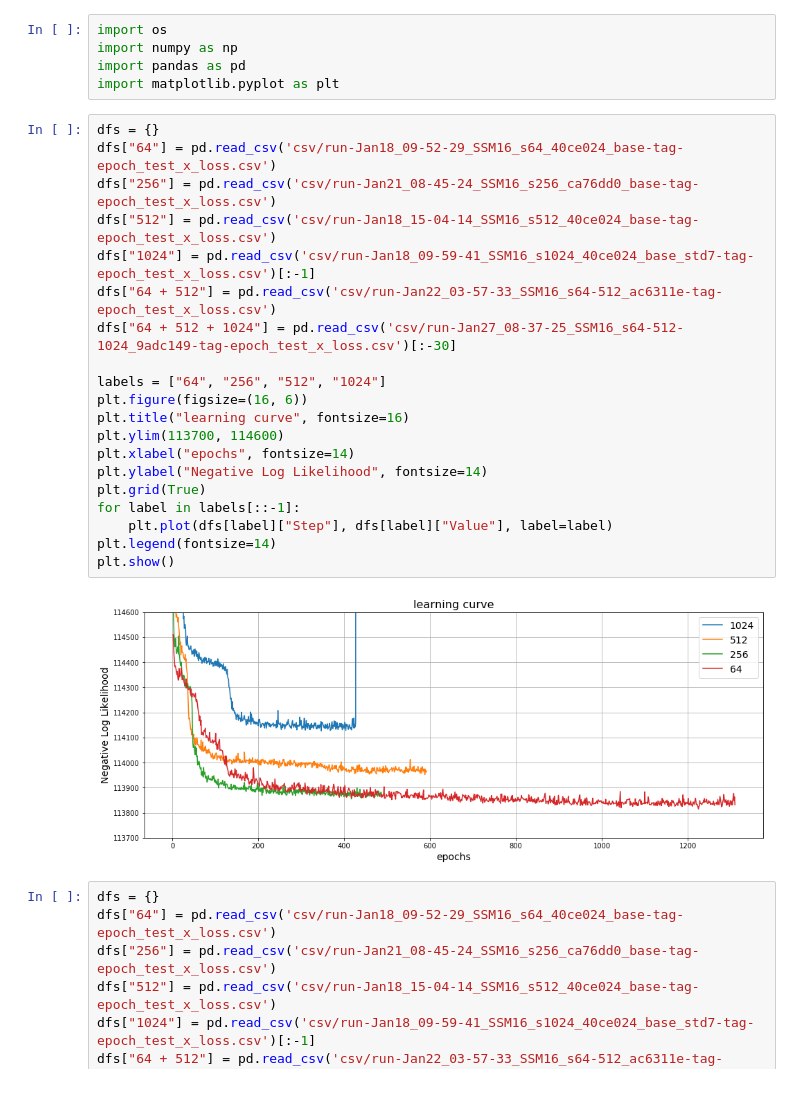
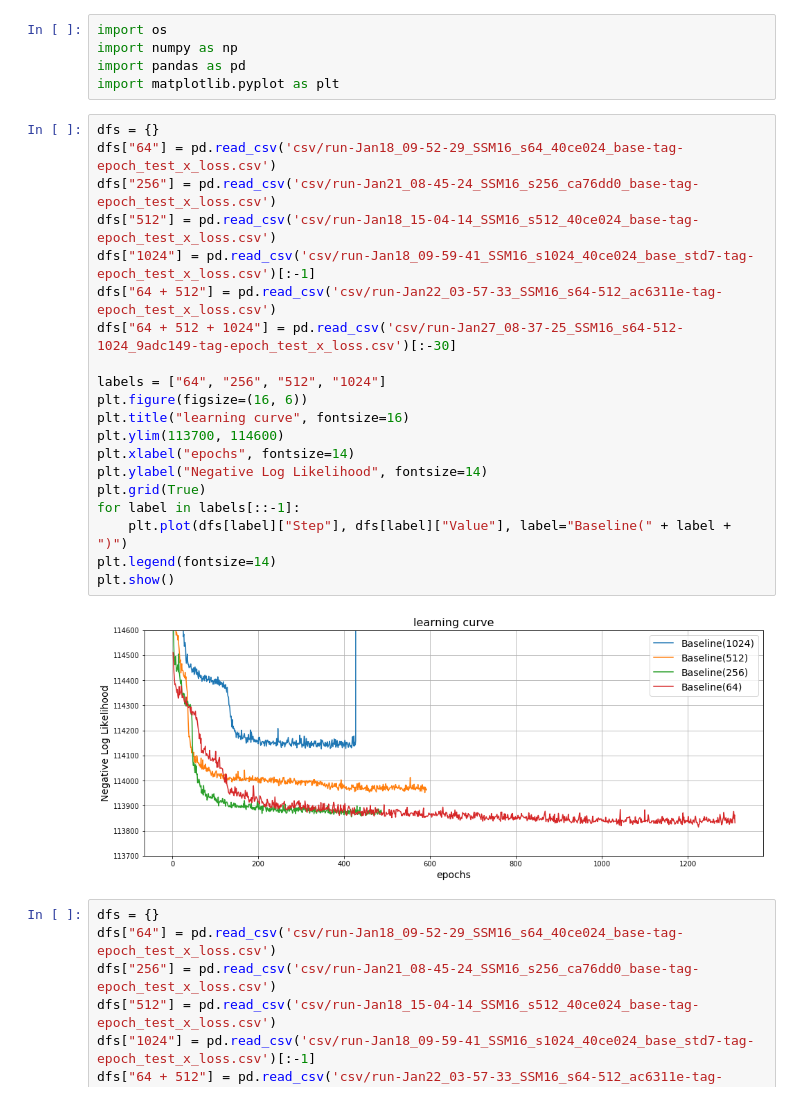
Before and after one commit to naruya/ssm-pixyz, a Jupyter notebook: analysis/Untitled.ipynb, the cells around one changed output. Cells and saved outputs as stored; diff of their text form.

```diff
--- a/analysis/Untitled.ipynb
+++ b/analysis/Untitled.ipynb
@@ -6,25 +6,25 @@ import matplotlib.pyplot as plt
 # %%
 dfs = {}
 dfs["64"] = pd.read_csv('csv/run-Jan18_09-52-29_SSM16_s64_40ce024_base-tag-epoch_test_x_loss.csv')
 dfs["256"] = pd.read_csv('csv/run-Jan21_08-45-24_SSM16_s256_ca76dd0_base-tag-epoch_test_x_loss.csv')
 dfs["512"] = pd.read_csv('csv/run-Jan18_15-04-14_SSM16_s512_40ce024_base-tag-epoch_test_x_loss.csv')
 dfs["1024"] = pd.read_csv('csv/run-Jan18_09-59-41_SSM16_s1024_40ce024_base_std7-tag-epoch_test_x_loss.csv')[:-1]
 dfs["64 + 512"] = pd.read_csv('csv/run-Jan22_03-57-33_SSM16_s64-512_ac6311e-tag-epoch_test_x_loss.csv')
 dfs["64 + 512 + 1024"] = pd.read_csv('csv/run-Jan27_08-37-25_SSM16_s64-512-1024_9adc149-tag-epoch_test_x_loss.csv')[:-30]
 
 labels = ["64", "256", "512", "1024"]
 plt.figure(figsize=(16, 6))
 plt.title("learning curve", fontsize=16)
 plt.ylim(113700, 114600)
 plt.xlabel("epochs", fontsize=14)
 plt.ylabel("Negative Log Likelihood", fontsize=14)
 plt.grid(True)
 for label in labels[::-1]:
-    plt.plot(dfs[label]["Step"], dfs[label]["Value"], label=label)
+    plt.plot(dfs[label]["Step"], dfs[label]["Value"], label="Baseline(" + label + ")")
 plt.legend(fontsize=14)
 plt.show()
 # %% [output]
-[figure, old version]
+[figure, new version]
 # %%
 dfs = {}
 dfs["64"] = pd.read_csv('csv/run-Jan18_09-52-29_SSM16_s64_40ce024_base-tag-epoch_test_x_loss.csv')
```
